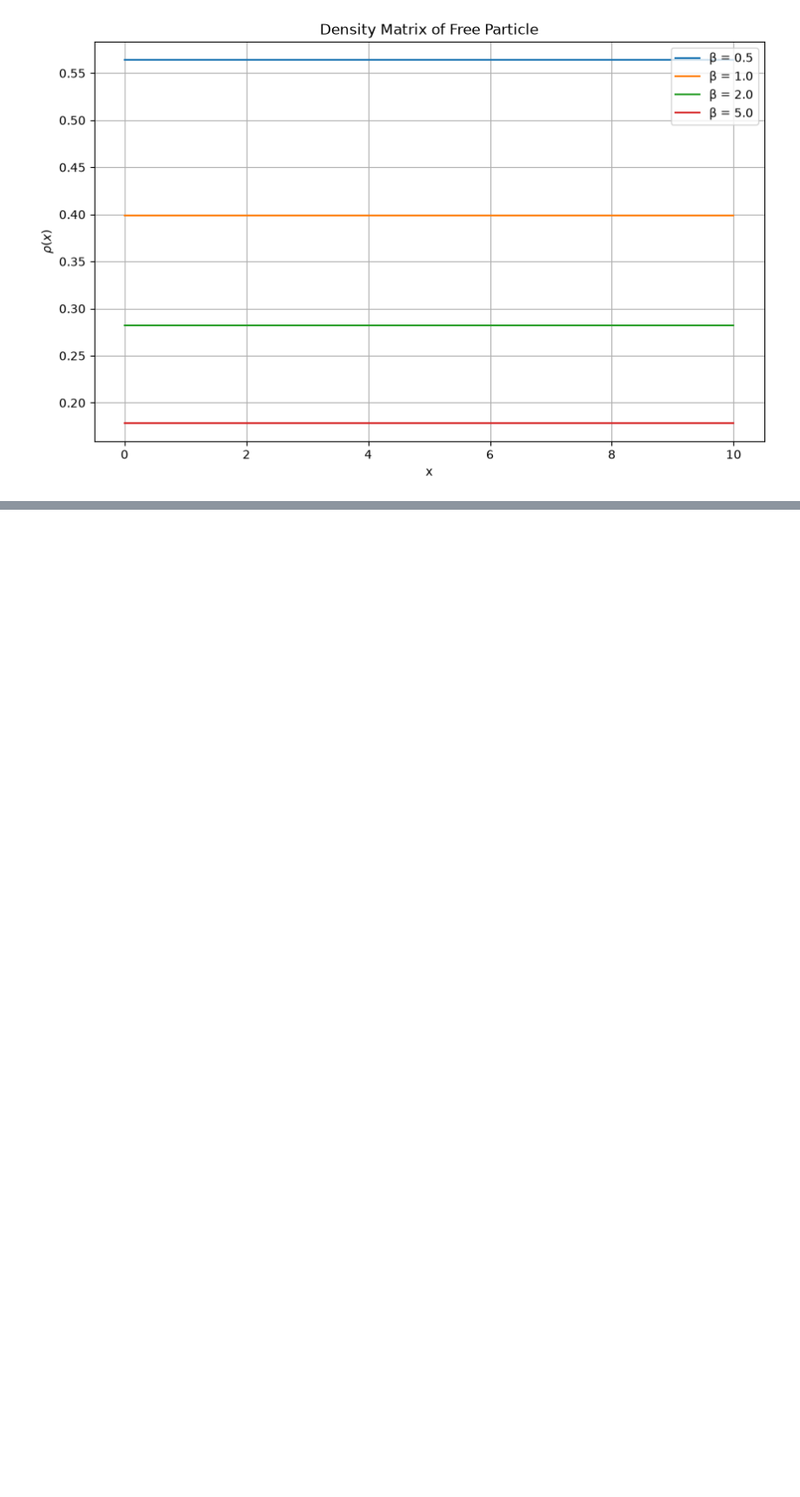
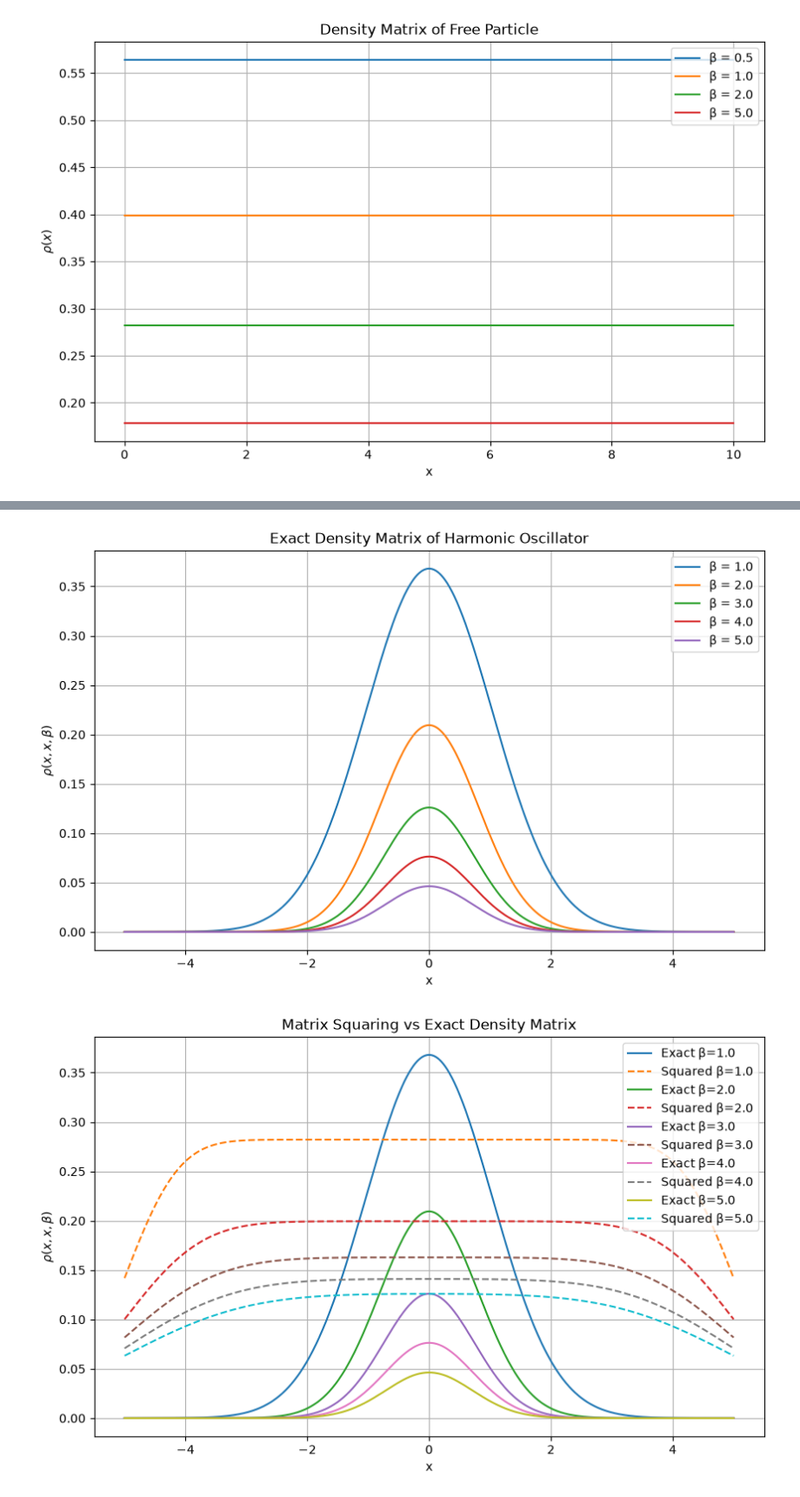
Before and after one commit to pamuduamarasinghe/Computational-Statistical-Mechanics, a Jupyter notebook: CSM06.ipynb, the cells around one changed output, grey strips where cells are left out. Shown at 87% size. Saved outputs shown, nothing was run; the diff lists cells and outputs as text; code cells hidden in the pictures; blank space fills up the shorter version.

Commit message:
Harmonic oscillator

```diff
--- a/CSM06.ipynb
+++ b/CSM06.ipynb
@@ -193,0 +196,80 @@ plt.show()
+# %%
+import numpy as np
+import matplotlib.pyplot as plt
+
+
+# Constants
+hbar = 1.0
+m = 1.0
+omega = 1.0
+
+
+def density_matrix_squaring(x, beta):
+
+    dx = x[1] - x[0]
+    n = len(x)
+    rho = np.zeros((n, n))
+
+    for i in range(n):
+        for j in range(n):
+
+            diff = x[i] - x[j]
+            rho[i,j] = np.sqrt(m/(2*np.pi*hbar*beta)) * np.exp(-m*diff**2/(2*hbar*beta))
+
+    return rho
+
+
+def matrix_square(rho, dx):
+    return np.dot(rho, rho) * dx
+
+
+
+def exact_density(x, beta):
+    return np.sqrt(1/(2*np.pi*np.sinh(beta))) * np.exp(-x**2*np.tanh(beta/2))
+
+
+
+x = np.linspace(-5, 5, 1000)
+betas = [1.0, 2.0, 3.0, 4.0, 5.0]
+
+
+plt.figure(figsize=(10,6))
+
+for beta in betas:
+    rho_exact = exact_density(x, beta)
+    plt.plot(x, rho_exact, label=f"β = {beta}")
+
+plt.xlabel("x")
+plt.ylabel(r"$\rho(x,x,\beta)$")
+plt.title("Exact Density Matrix of Harmonic Oscillator")
+plt.grid(True)
+plt.legend()
+
+plt.show()
+
+
+
+# Matrix squaring vs exact
+plt.figure(figsize=(10,6))
+
+for beta in betas:
+
+    rho_exact = exact_density(x, beta)
+    rho = density_matrix_squaring(x, beta)
+    dx = x[1] - x[0]
+    rho_sq = matrix_square(rho, dx)
+
+    plt.plot(x, rho_exact,label=f"Exact β={beta}")
+    plt.plot(x, rho_sq.diagonal(),'--',label=f"Squared β={beta}")
+
+
+plt.xlabel("x")
+plt.ylabel(r"$\rho(x,x,\beta)$")
+plt.title("Matrix Squaring vs Exact Density Matrix")
+plt.grid(True)
+plt.legend()
+
+plt.show()
+# %% [output]
+[figure, added]
+[figure, added]
```
Also changed, not shown: parts of 1 cell of this notebook.
